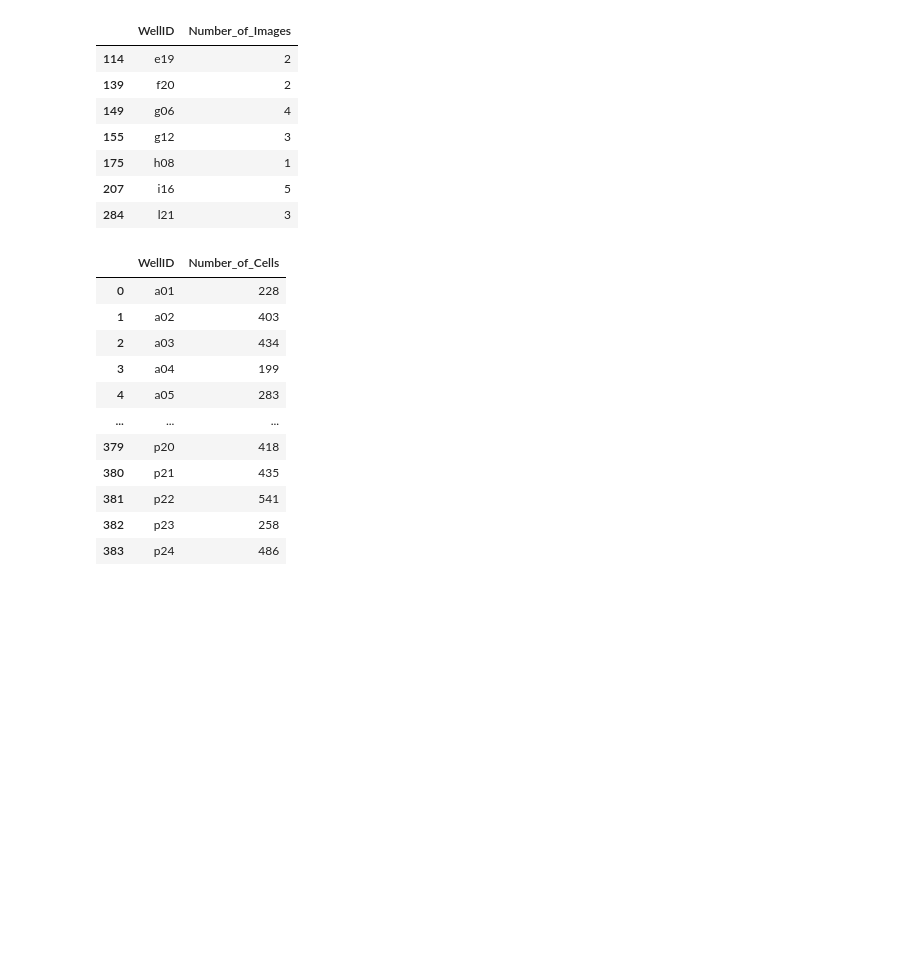
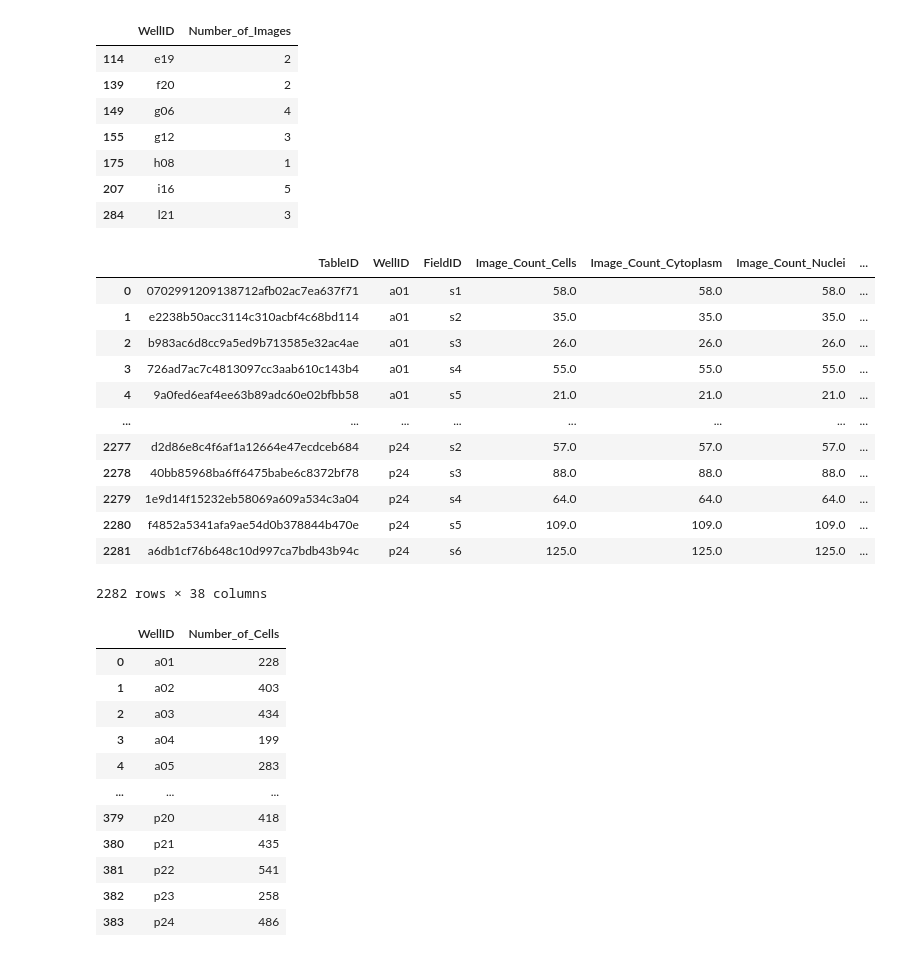
Before and after one commit to emreguler97/project-vermeer, a Jupyter notebook: project_vermeer.ipynb, the cells around one changed output. Saved outputs shown, nothing was run; the diff lists cells and outputs as text; code cells hidden in the pictures; blank space fills up the shorter version.

```diff
--- a/project_vermeer.ipynb
+++ b/project_vermeer.ipynb
@@ -575,5 +515,21 @@ images_per_well[images_per_well.Number_of_Images != 6]
 | 175 | h08 | 1 |
 | 207 | i16 | 5 |
 | 284 | l21 | 3 |
+# %%
+df_tables['Image']
+# %% [output]
+|  | TableID | WellID | FieldID | Image_Count_Cells | Image_Count_Cytoplasm | Image_Count_Nuclei | ... |
+| 0 | 0702991209138712afb02ac7ea637f71 | a01 | s1 | 58.0 | 58.0 | 58.0 | ... |
+| 1 | e2238b50acc3114c310acbf4c68bd114 | a01 | s2 | 35.0 | 35.0 | 35.0 | ... |
+| 2 | b983ac6d8cc9a5ed9b713585e32ac4ae | a01 | s3 | 26.0 | 26.0 | 26.0 | ... |
+| 3 | 726ad7ac7c4813097cc3aab610c143b4 | a01 | s4 | 55.0 | 55.0 | 55.0 | ... |
+| 4 | 9a0fed6eaf4ee63b89adc60e02bfbb58 | a01 | s5 | 21.0 | 21.0 | 21.0 | ... |
+| ... | ... | ... | ... | ... | ... | ... | ... |
+| 2277 | d2d86e8c4f6af1a12664e47ecdceb684 | p24 | s2 | 57.0 | 57.0 | 57.0 | ... |
+| 2278 | 40bb85968ba6ff6475babe6c8372bf78 | p24 | s3 | 88.0 | 88.0 | 88.0 | ... |
+| 2279 | 1e9d14f15232eb58069a609a534c3a04 | p24 | s4 | 64.0 | 64.0 | 64.0 | ... |
+| 2280 | f4852a5341afa9ae54d0b378844b470e | p24 | s5 | 109.0 | 109.0 | 109.0 | ... |
+| 2281 | a6db1cf76b648c10d997ca7bdb43b94c | p24 | s6 | 125.0 | 125.0 | 125.0 | ... |
+2282 rows × 38 columns
 # %%
 # group by WellID and count the number of ObjectNumbers (cells)
```
Also changed, not shown: parts of 69 cells of this notebook.
